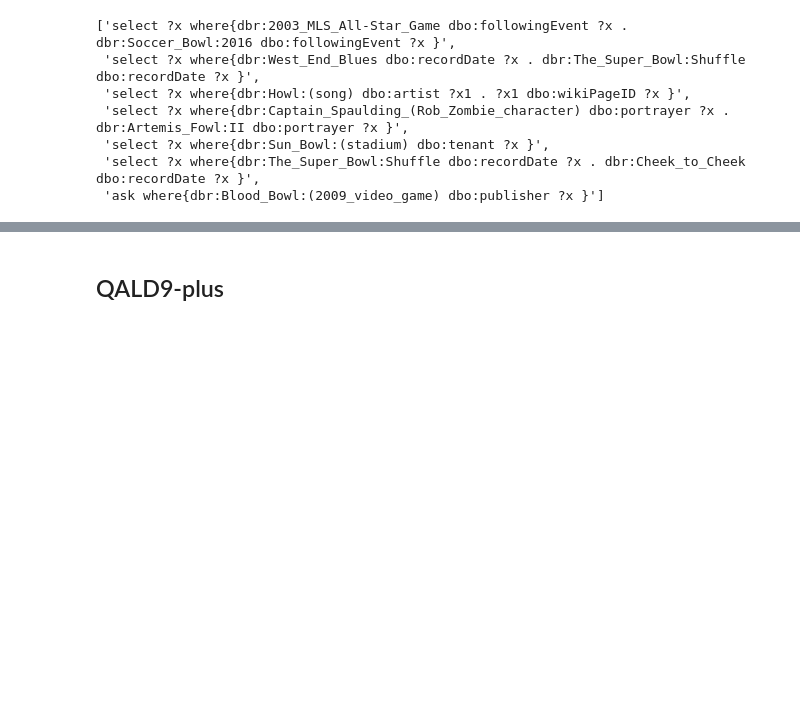
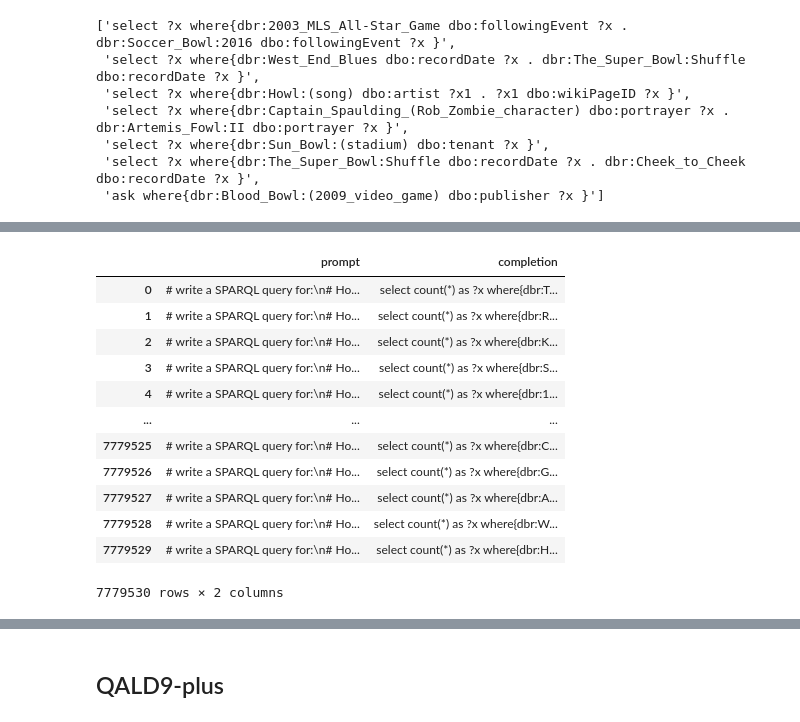
Before and after one commit to mehrzadshm/neural-qa, a Jupyter notebook: gsoc/mehrzad/data-prep.ipynb, the cells around one changed output, grey strips where cells are left out. Cells and saved outputs as stored; diff of their text form; code cells hidden in the pictures; blank space fills up the shorter version.

```diff
--- a/gsoc/mehrzad/data-prep.ipynb
+++ b/gsoc/mehrzad/data-prep.ipynb
@@ -333,0 +376,16 @@ test.to_csv("/home/mehrzad/repos/mehrz/dbpedia/data/prompt_tuning/nspm_100k_test
+# %%
+df
+# %% [output]
+|  | prompt | completion |
+| 0 | # write a SPARQL query for:\n# Ho... | select count(*) as ?x where{dbr:T... |
+| 1 | # write a SPARQL query for:\n# Ho... | select count(*) as ?x where{dbr:R... |
+| 2 | # write a SPARQL query for:\n# Ho... | select count(*) as ?x where{dbr:K... |
+| 3 | # write a SPARQL query for:\n# Ho... | select count(*) as ?x where{dbr:S... |
+| 4 | # write a SPARQL query for:\n# Ho... | select count(*) as ?x where{dbr:1... |
+| ... | ... | ... |
+| 7779525 | # write a SPARQL query for:\n# Ho... | select count(*) as ?x where{dbr:C... |
+| 7779526 | # write a SPARQL query for:\n# Ho... | select count(*) as ?x where{dbr:G... |
+| 7779527 | # write a SPARQL query for:\n# Ho... | select count(*) as ?x where{dbr:A... |
+| 7779528 | # write a SPARQL query for:\n# Ho... | select count(*) as ?x where{dbr:W... |
+| 7779529 | # write a SPARQL query for:\n# Ho... | select count(*) as ?x where{dbr:H... |
+7779530 rows × 2 columns
```
Also changed, not shown: parts of 13 cells of this notebook, 6 other files.
